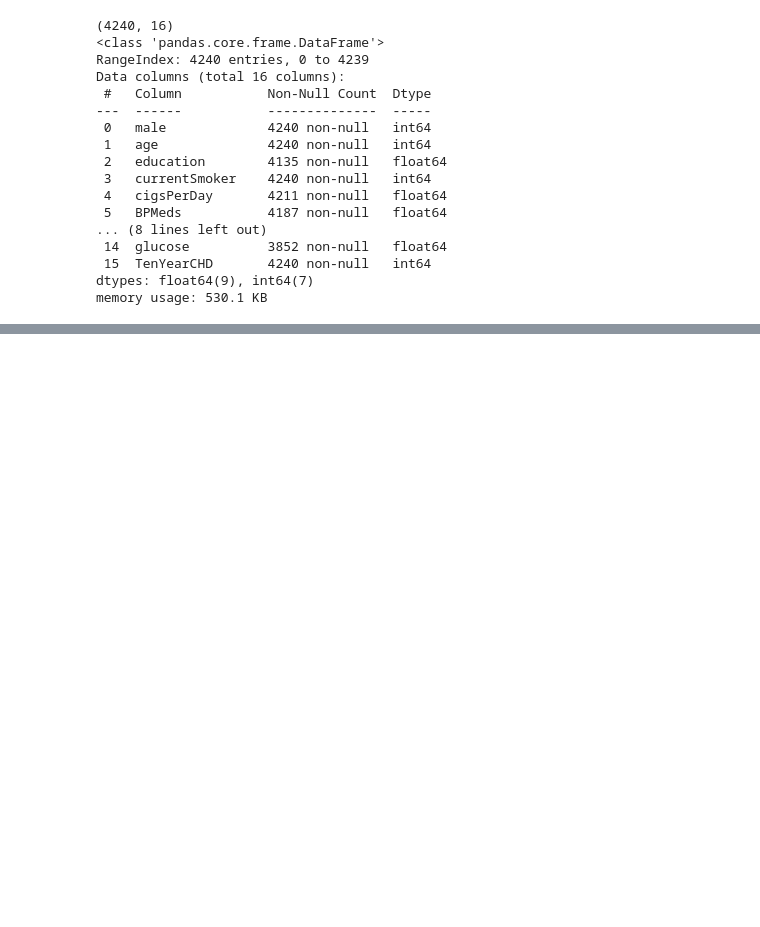
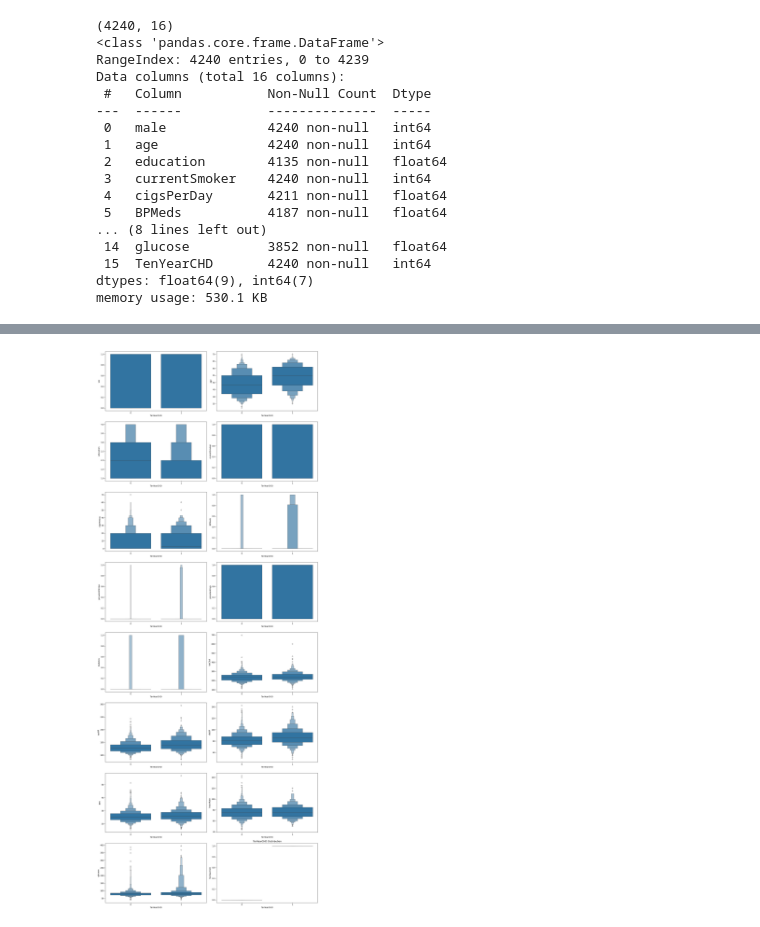
Before and after one commit to galij20/fds_framingham, a Jupyter notebook: project.ipynb, the cells around one changed output, grey strips where cells are left out. Cells and saved outputs as stored; diff of their text form; code cells hidden in the pictures; blank space fills up the shorter version.

```diff
--- a/project.ipynb
+++ b/project.ipynb
@@ -88,0 +185,12 @@ data.describe()
+# %%
+fig, axes = plt.subplots(nrows=(len(data.columns) + 1) // 2, ncols=2, figsize=(16, 40))
+for idx,column in enumerate(data):
+    row_idx = idx // 2
+    col_idx = idx % 2
+    sns.boxenplot( x='TenYearCHD' , y= column , data=data, ax=axes[row_idx, col_idx])
+    plt.xlabel('TenYearCHD')
+    plt.ylabel(column)
+    plt.title(f"{column} Distribution")
+    plt.tight_layout();
+# %% [output]
+[figure, added]
```
Also changed, not shown: parts of 24 cells of this notebook.
